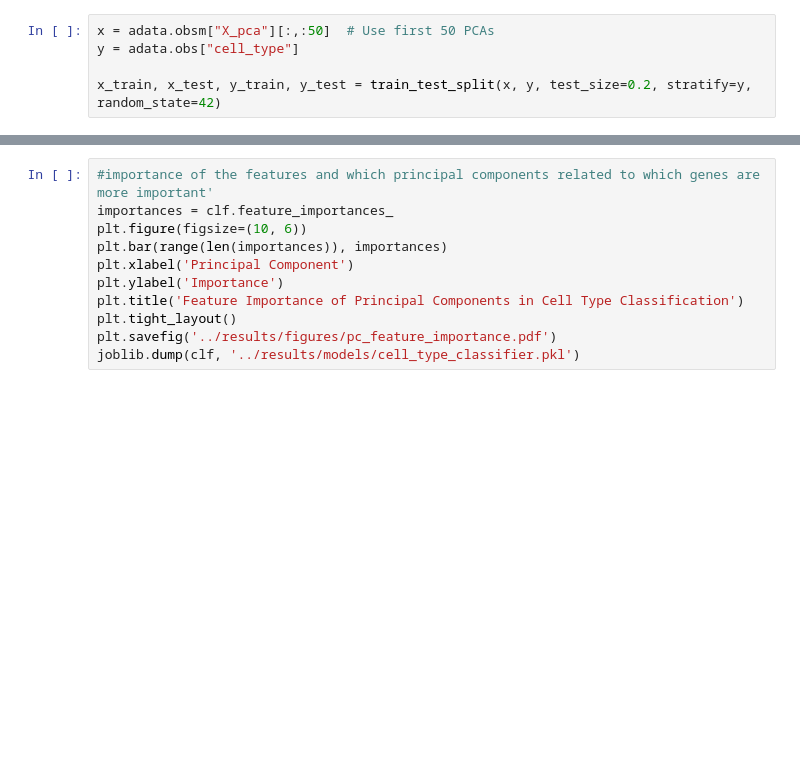
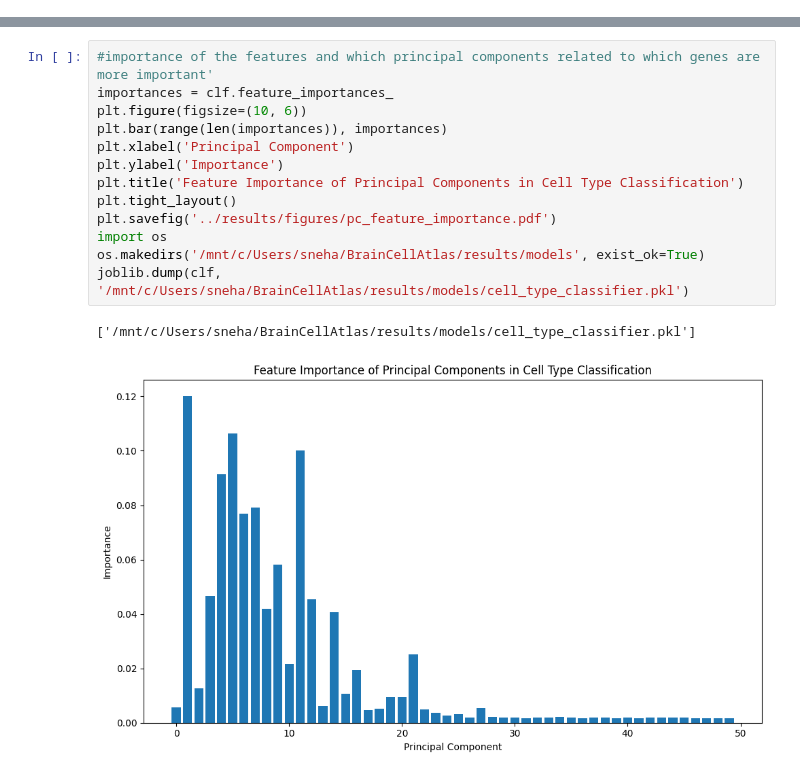
Before and after one commit to traybug23/brain-cell-atlas, a Jupyter notebook: notebooks/06_classifier_model.ipynb, the cells around one changed output, grey strips where cells are left out. Cells and saved outputs as stored; diff of their text form; blank space fills up the shorter version.

Commit message:
modified classifier

```diff
--- a/notebooks/06_classifier_model.ipynb
+++ b/notebooks/06_classifier_model.ipynb
@@ -60,8 +25,3 @@ x_train, x_test, y_train, y_test = train_test_split(
     stratify=y_clean,
     random_state=42
 )
-# %%
-x = adata.obsm["X_pca"][:,:50]  # Use first 50 PCAs
-y = adata.obs["cell_type"]
-
-x_train, x_test, y_train, y_test = train_test_split(x, y, test_size=0.2, stratify=y, random_state=42)
@@ -90,11 +72,16 @@ plt.savefig('../results/figures/cell_type_confusion_matrix.pdf')
 # %%
 #importance of the features and which principal components related to which genes are more important'
 importances = clf.feature_importances_
 plt.figure(figsize=(10, 6))
 plt.bar(range(len(importances)), importances)
 plt.xlabel('Principal Component')
 plt.ylabel('Importance')
 plt.title('Feature Importance of Principal Components in Cell Type Classification')
 plt.tight_layout()
 plt.savefig('../results/figures/pc_feature_importance.pdf')
-joblib.dump(clf, '../results/models/cell_type_classifier.pkl')
+import os
+os.makedirs('/mnt/c/Users/sneha/BrainCellAtlas/results/models', exist_ok=True)
+joblib.dump(clf, '/mnt/c/Users/sneha/BrainCellAtlas/results/models/cell_type_classifier.pkl')
+# %% [output]
+['/mnt/c/Users/sneha/BrainCellAtlas/results/models/cell_type_classifier.pkl']
+[figure, added]
```
Also changed, not shown: parts of 8 cells of this notebook.
